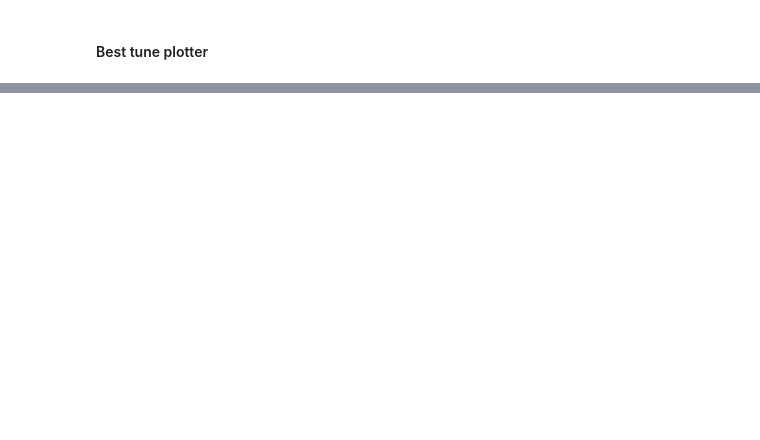
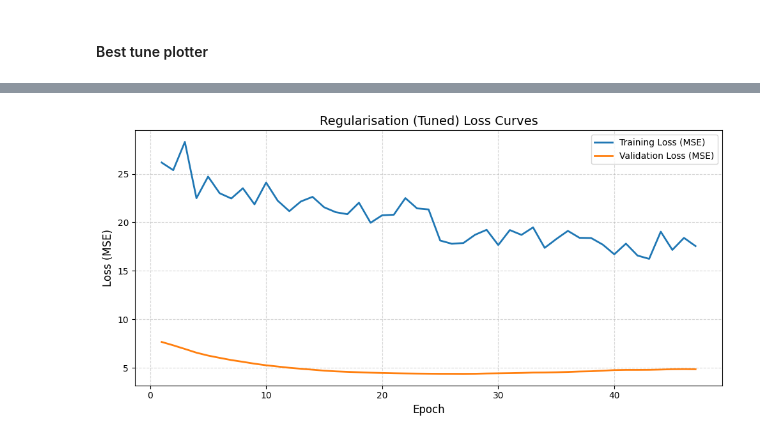
Before and after one commit to YukiSuter/ENG4200-AI4, a Jupyter notebook: ENG4200_CW3_2758934s.ipynb, the cells around one changed output, grey strips where cells are left out. Drawn from its saved outputs; the diff is of its cells as text; code cells hidden in the pictures; blank space fills up the shorter version.

```diff
--- a/ENG4200_CW3_2758934s.ipynb
+++ b/ENG4200_CW3_2758934s.ipynb
@@ -669,19 +941,30 @@ plot_loss_curves(model_B_train_losses, model_B_val_losses, "Wider + Deeper (Tune
 #### Class definition
 # %%
 class regularisation_MLP(nn.Module):
-    def __init__(self, in_features, out_features, dropout_p=0.2):
+    def __init__(self, in_features, out_features, dropout_p=0.2, activation_name="relu"):
         super().__init__()
+
+        # Choose activation
+        if activation_name.lower() == "relu":
+            act = nn.ReLU()
+        elif activation_name.lower() == "tanh":
+            act = nn.Tanh()
+        elif activation_name.lower() in ["leaky_relu", "leaky-relu", "lrelu"]:
+            act = nn.LeakyReLU()
+        else:
+            raise ValueError(f"Unknown activation_name: {activation_name}")
+
         self.net = nn.Sequential(
             nn.Linear(in_features, 32),
-            nn.ReLU(),
+            act,
             nn.Dropout(dropout_p),
             nn.Linear(32, 16),
-            nn.ReLU(),
+            act,
             nn.Dropout(dropout_p),
             nn.Linear(16, out_features),
         )
 
-        # He (Kaiming) initialisation for ReLU layers
+        # He (Kaiming) initialisation
         for m in self.net:
             if isinstance(m, nn.Linear):
                 nn.init.kaiming_uniform_(m.weight, nonlinearity="relu")
@@ -856,14 +1229,57 @@ display(results_df_C.sort_values("best_val_mse").head(10))
 # %% [markdown]
 #### Best tune plotter
 # %%
-best_row_C = results_df_C.sort_values("best_val_mse").iloc[0]
+best_row_C = results_df_C.sort_values("mean_best_val_mse").iloc[0]
 
-best_lr_C = float(best_row_C["learning_rate"])
-best_bs_C = int(best_row_C["batch_size"])
-best_wd_C = float(best_row_C["weight_decay"])
-best_do_C = float(best_row_C["dropout_p"])
+best_lr_C   = float(best_row_C["learning_rate"])
+best_bs_C   = int(best_row_C["batch_size"])
+best_wd_C   = float(best_row_C["weight_decay"])
+best_do_C   = float(best_row_C["dropout_p"])
+best_act_C  = str(best_row_C["activation"])
 
-model_C_val_losses, model_C_train_losses, model_C_tuned_test_mse = run_modelC(best_lr_C, best_bs_C, best_wd_C, best_do_C, evaluate_model=True, extra_info=True)
-print(f"\n[Regularisation tuning] Final Tuned Test MSE (Regularisation MLP): {model_C_tuned_test_mse:.6f}")
+print("[Model C tuning] Best hyperparameters:")
+print(f"  lr         = {best_lr_C}")
+print(f"  batch_size = {best_bs_C}")
+print(f"  weight_decay = {best_wd_C}")
+print(f"  dropout_p    = {best_do_C}")
+print(f"  activation   = {best_act_C}\n")
 
-plot_loss_curves(model_C_train_losses, model_C_val_losses, "Regularisation (Tuned)")
+n_eval_runs_C = 5
+test_mses_C = []
+all_val_losses_C = []
+all_train_losses_C = []
+
+print(f"[Model C tuning] Running tuned Model C {n_eval_runs_C} times...\n")
+
+for run in range(n_eval_runs_C):
+    # torch.manual_seed(seed + run)
+    # np.random.seed(seed + run)
+    # random.seed(seed + run)
+
+    val_losses_C, train_losses_C, test_mse_C = run_modelC(
+        learning_rate=best_lr_C,
+        batch_size=best_bs_C,
+        weight_decay=best_wd_C,
+        dropout_p=best_do_C,
+        activation_name=best_act_C,
+        num_epochs=200,
+        patience=20,
+        evaluate_model=True,
+        extra_info=(run == 0),  # only print per-epoch info on first run
+    )
+
+    test_mses_C.append(test_mse_C)
+    all_val_losses_C.append(val_losses_C)
+    all_train_losses_C.append(train_losses_C)
+
+    print(f" Run {run+1}/{n_eval_runs_C} → Test MSE = {test_mse_C:.6f}")
+
+mean_test_mse_C = float(np.mean(test_mses_C))
+std_test_mse_C  = float(np.std(test_mses_C))
+
+print(f"Mean Test MSE over {n_eval_runs_C} runs : {mean_test_mse_C:.6f}")
+print(f"Std Dev of Test MSE                    : {std_test_mse_C:.6f}")
+
+# Plot last run's curves
+plot_loss_curves(all_train_losses_C[-1], all_val_losses_C[-1], "Regularisation (Tuned)")
+# %% [output]
@@ -869,0 +1303 @@ plot_loss_curves(model_C_train_losses, model_C_val_losses, "Regularisation (Tune
+[figure, added]
```
Also changed, not shown: parts of 19 cells of this notebook, 1 other file.
